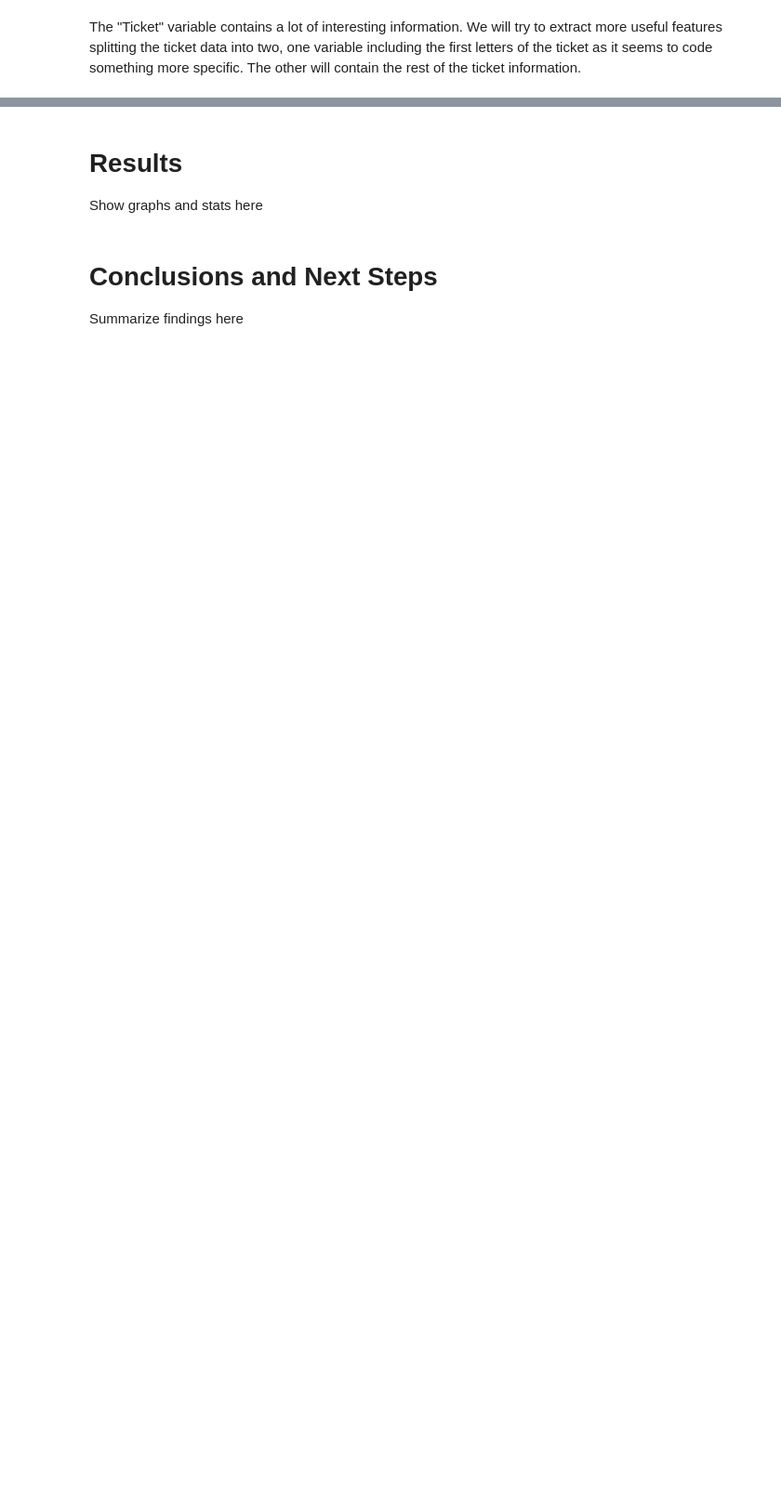
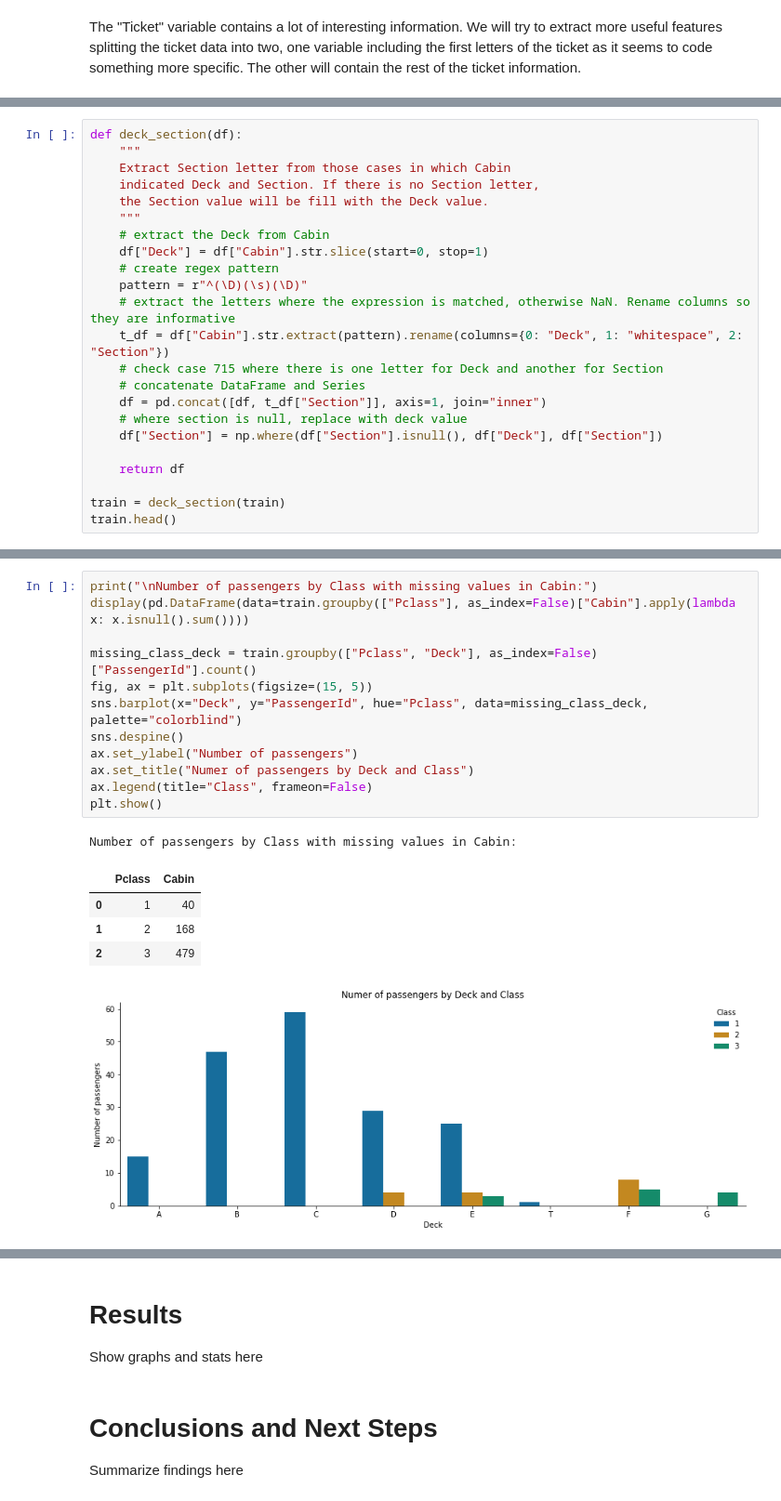
Before and after one commit to sbmoyano/data_science_projects, a Jupyter notebook: kaggle_titanic_competition/kaggle_titanic_competition_classification.ipynb, the cells around one changed output, grey strips where cells are left out. Shown at 93% size. Saved outputs shown, nothing was run; the diff lists cells and outputs as text; blank space fills up the shorter version.

```diff
--- a/kaggle_titanic_competition/kaggle_titanic_competition_classification.ipynb
+++ b/kaggle_titanic_competition/kaggle_titanic_competition_classification.ipynb
@@ -168,0 +208,23 @@ For this, let's create a Custom Transformer, so we can apply it to the test data
+# %%
+def deck_section(df):
+    """
+    Extract Section letter from those cases in which Cabin
+    indicated Deck and Section. If there is no Section letter,
+    the Section value will be fill with the Deck value.
+    """
+    # extract the Deck from Cabin
+    df["Deck"] = df["Cabin"].str.slice(start=0, stop=1)
+    # create regex pattern
+    pattern = r"^(\D)(\s)(\D)"
+    # extract the letters where the expression is matched, otherwise NaN. Rename columns so they are informative
+    t_df = df["Cabin"].str.extract(pattern).rename(columns={0: "Deck", 1: "whitespace", 2: "Section"})
+    # check case 715 where there is one letter for Deck and another for Section
+    # concatenate DataFrame and Series
+    df = pd.concat([df, t_df["Section"]], axis=1, join="inner")
+    # where section is null, replace with deck value
+    df["Section"] = np.where(df["Section"].isnull(), df["Deck"], df["Section"])
+
+    return df
+
+train = deck_section(train)
+train.head()
@@ -168,0 +273,19 @@ For this, let's create a Custom Transformer, so we can apply it to the test data
+# %%
+print("\nNumber of passengers by Class with missing values in Cabin:")
+display(pd.DataFrame(data=train.groupby(["Pclass"], as_index=False)["Cabin"].apply(lambda x: x.isnull().sum())))
+
+missing_class_deck = train.groupby(["Pclass", "Deck"], as_index=False)["PassengerId"].count()
+fig, ax = plt.subplots(figsize=(15, 5))
+sns.barplot(x="Deck", y="PassengerId", hue="Pclass", data=missing_class_deck, palette="colorblind")
+sns.despine()
+ax.set_ylabel("Number of passengers")
+ax.set_title("Numer of passengers by Deck and Class")
+ax.legend(title="Class", frameon=False)
+plt.show()
+# %% [output]
+Number of passengers by Class with missing values in Cabin:
+|  | Pclass | Cabin |
+| 0 | 1 | 40 |
+| 1 | 2 | 168 |
+| 2 | 3 | 479 |
+[figure, added]
```
Also changed, not shown: parts of 18 cells of this notebook.
